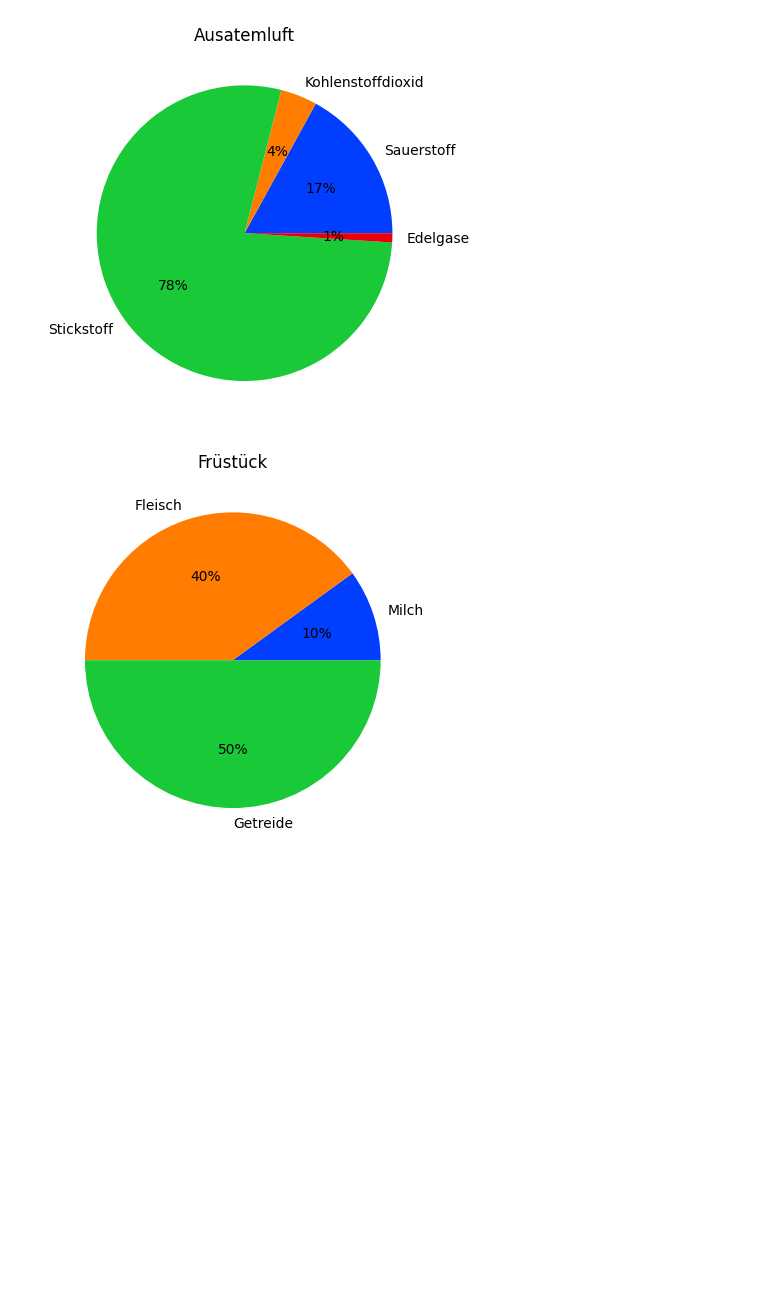
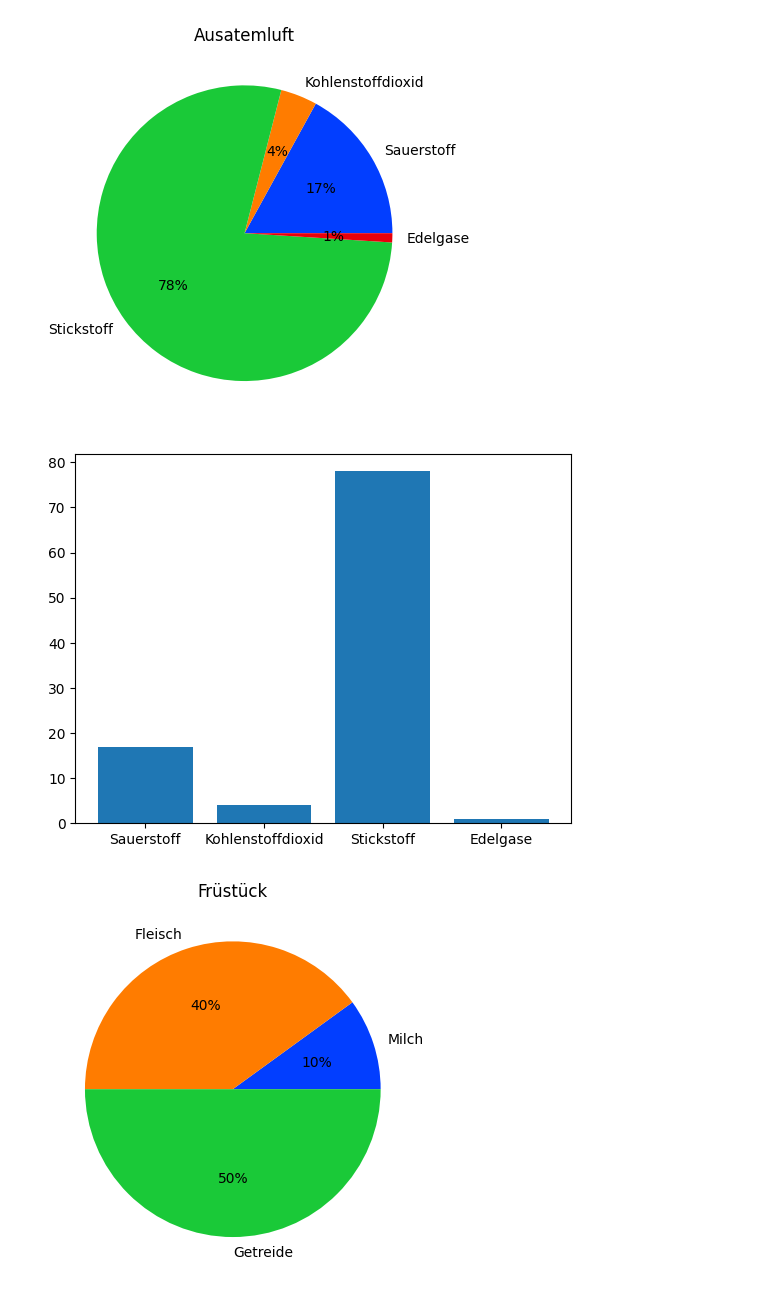
Before and after one commit to DonPedroDado/VSCode, a Jupyter notebook: biologie.ipynb, the cells around one changed output. Saved outputs shown, nothing was run; the diff lists cells and outputs as text; code cells hidden in the pictures; blank space fills up the shorter version.

```diff
--- a/biologie.ipynb
+++ b/biologie.ipynb
@@ -24,6 +24,11 @@ plt.title("Ausatemluft")
 plt.show()
 # %% [output]
 [figure]
+# %%
+plt.bar(keys, data1)
+plt.show()
+# %% [output]
+[figure, added]
 # %%
 data2=[10, 40, 50]
 keys3=['Milch', 'Fleisch', 'Getreide']
```
Also changed, not shown: 6 other files.
